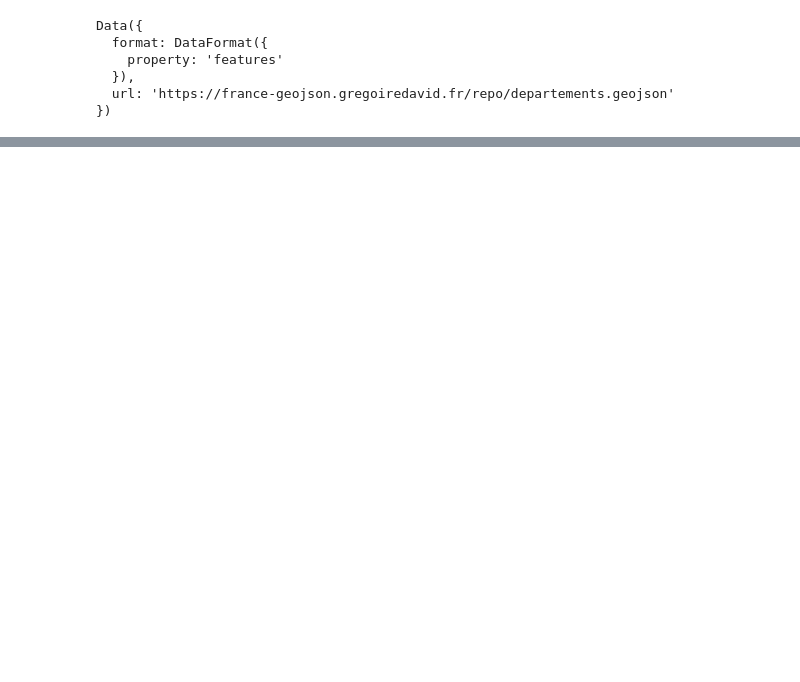
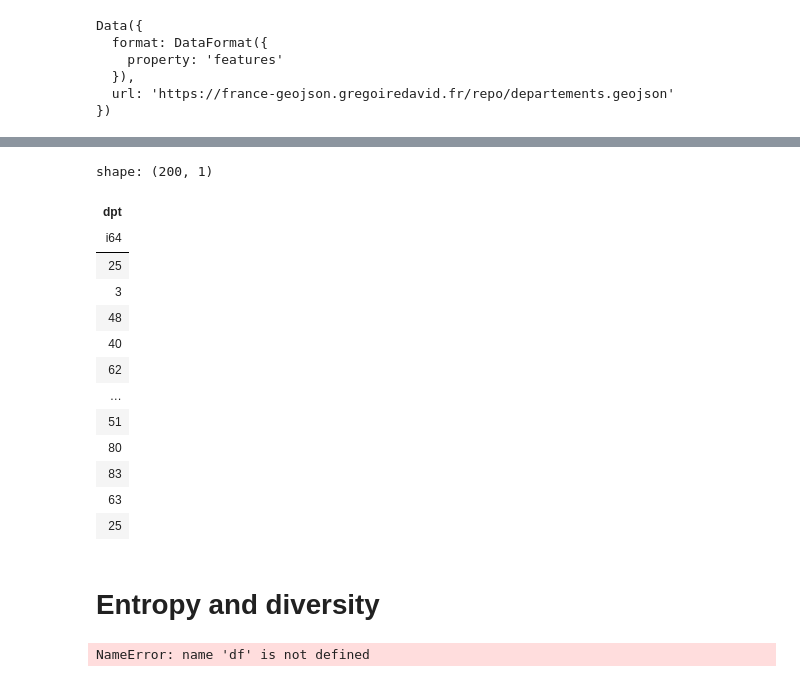
Before and after one commit to Keybby/igr-baby-names, a Jupyter notebook: exploration_altair.ipynb, the cells around one changed output, grey strips where cells are left out. Drawn from its saved outputs; the diff is of its cells as text; code cells hidden in the pictures; blank space fills up the shorter version.

```diff
--- a/exploration_altair.ipynb
+++ b/exploration_altair.ipynb
@@ -72,4 +85,10 @@ alt.Chart(geodata).mark_geoshape().encode(color='properties.code:N')
 [interactive output not drawn]
 # %%
 centers = pl.read_csv("data/dpt_positions.csv")
+# %%
+foo = (name_dpt_sexe
+    .filter(pl.col("name")=="ANDRÉ")
+    .with_columns(
+    pl.col("count").sum().over("name", "dpt", "sexe") / pl.col("count").sum().over("name", "dpt")
+))
 # %%
@@ -98,0 +134,23 @@ fg = data.mark_circle().encode(longitude="lon:Q", latitude="lat:Q", shape="sexe:
+# %%
+foo.select("dpt")
+# %% [output]
+shape: (200, 1)
+| dpt |
+| i64 |
+| 25 |
+| 3 |
+| 48 |
+| 40 |
+| 62 |
+| … |
+| 51 |
+| 80 |
+| 83 |
+| 63 |
+| 25 |
+# %% [markdown]
+# Entropy and diversity
+# %%
+df
+# %% [output]
+NameError: name 'df' is not defined
```
Also changed, not shown: parts of 7 cells of this notebook.
